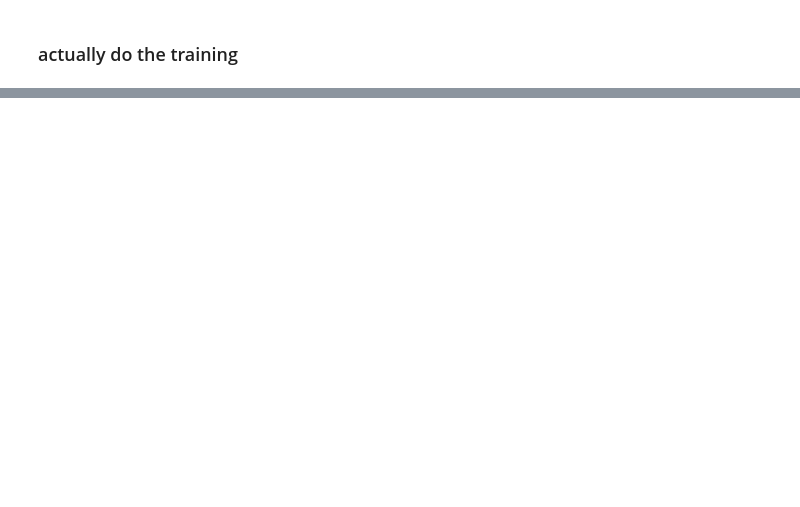
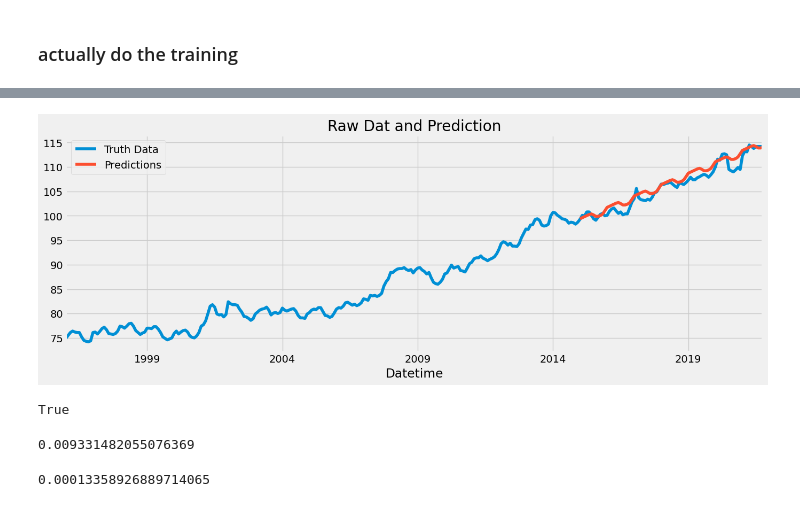
Before and after one commit to TechLabs-Ruhr/Food-price-forecast, a Jupyter notebook: ModelsAndDatasets/DataAnalysisXGB_RegressorModel_Diff.ipynb, the cells around one changed output, grey strips where cells are left out. Saved outputs shown, nothing was run; the diff lists cells and outputs as text; code cells hidden in the pictures; blank space fills up the shorter version.

```diff
--- a/ModelsAndDatasets/DataAnalysisXGB_RegressorModel_Diff.ipynb
+++ b/ModelsAndDatasets/DataAnalysisXGB_RegressorModel_Diff.ipynb
@@ -126,10 +212,25 @@ df_cleaned
+# %%
+df_pred_absolute = df_cleaned_diff['prediction'].cumsum()
+
+
+df_train_split = df_cleaned.loc[df_cleaned.index < '2015-01']
+last_value = df_train_split.iloc[-1,0]
+# %%
+df_pred_absolute = df_pred_absolute.add(last_value)
+# %%
+df_cleaned_merged = df_cleaned.merge(df_pred_absolute, how='left', left_index=True, right_index=True)
 # %%
-#dieser Block kompiliert irgendwie nur beim ersten mal. also einmal allen output löschen,
-#und dann nochmal alles ausführen
-test['prediction'] = reg.predict(X_test)
-df_cleaned = df_cleaned.merge(test[['prediction']], how='left', left_index=True, right_index=True)
-ax = df_cleaned[['FoodPriceIndex']].plot(figsize=(15, 5))
-df_cleaned['prediction'].plot(ax=ax, style='.')
+ax = df_cleaned_merged[['FoodPriceIndex']].plot(figsize=(15, 5))
+df_cleaned_merged['prediction'].plot(ax=ax, style='-')
 plt.legend(['Truth Data', 'Predictions'])
 ax.set_title('Raw Dat and Prediction')
 plt.show()
+# %% [output]
+[figure, added]
+# %%
+mape = MeanAbsolutePercentageError(symmetric=False)
+mape.get_tag("lower_is_better")
+mspe = MeanSquaredPercentageError(symmetric=False)
+mspe.get_tag("lower_is_better")
+# %% [output]
+True
@@ -135,0 +240,8 @@ plt.show()
+# %%
+mape(df_test_split,df_pred_absolute_split)
+# %% [output]
+0.009331482055076369
+# %%
+mspe(df_test_split,df_pred_absolute_split)
+# %% [output]
+0.00013358926889714065
```
Also changed, not shown: parts of 16 cells of this notebook.
